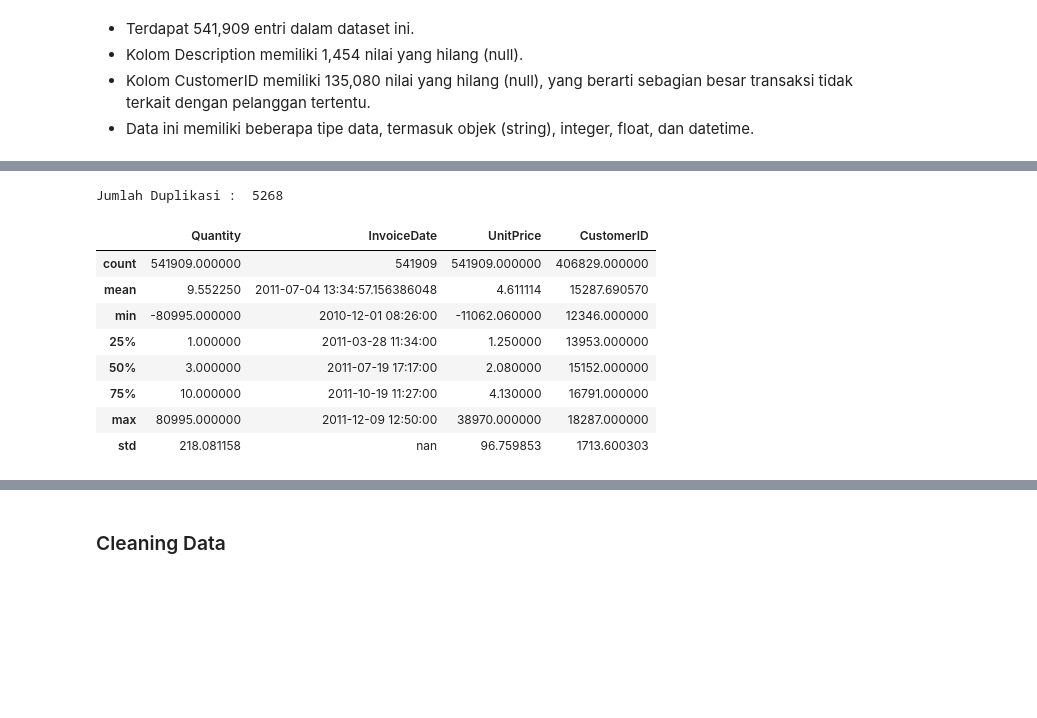
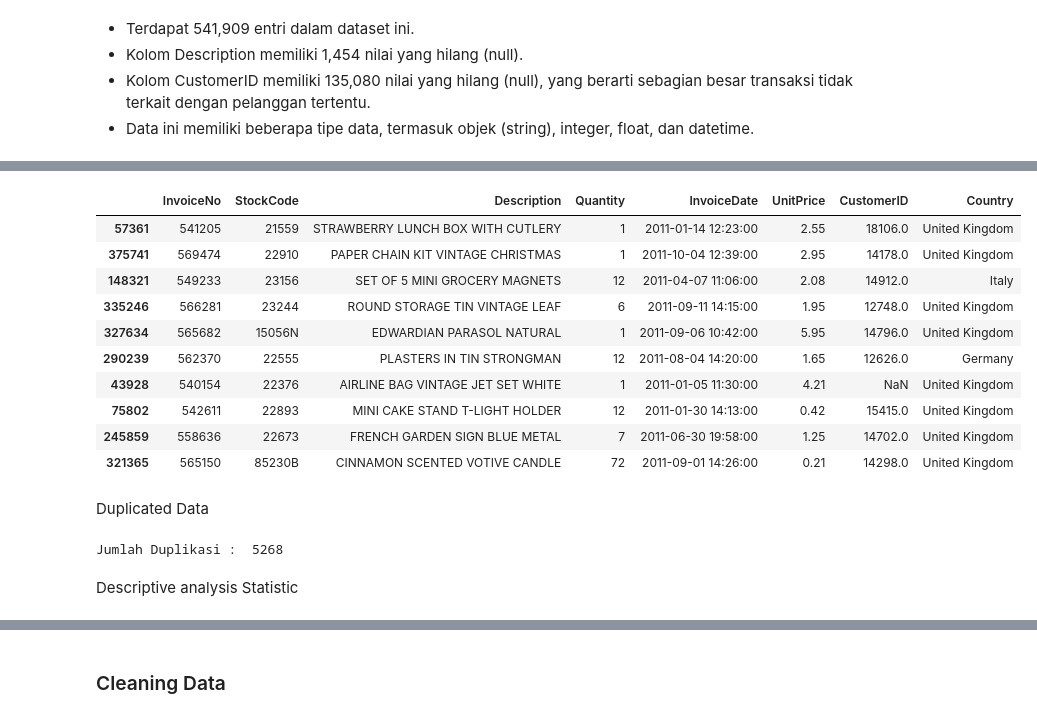
Before and after one commit to Mudhya19/Prediction-Consumers-in-Fashion-Retail, a Jupyter notebook: prediction_consumers_fashion_retail.ipynb, the cells around one changed output, grey strips where cells are left out. Cells and saved outputs as stored; diff of their text form; code cells hidden in the pictures; blank space fills up the shorter version.

```diff
--- a/prediction_consumers_fashion_retail.ipynb
+++ b/prediction_consumers_fashion_retail.ipynb
@@ -117,14 +123,22 @@ dtype: int64
+# %%
+df.sample(10)
+# %% [output]
+|  | InvoiceNo | StockCode | Description | Quantity | InvoiceDate | UnitPrice | CustomerID | Country |
+| 57361 | 541205 | 21559 | STRAWBERRY LUNCH BOX WITH CUTLERY | 1 | 2011-01-14 12:23:00 | 2.55 | 18106.0 | United Kingdom |
+| 375741 | 569474 | 22910 | PAPER CHAIN KIT VINTAGE CHRISTMAS | 1 | 2011-10-04 12:39:00 | 2.95 | 14178.0 | United Kingdom |
+| 148321 | 549233 | 23156 | SET OF 5 MINI GROCERY MAGNETS | 12 | 2011-04-07 11:06:00 | 2.08 | 14912.0 | Italy |
+| 335246 | 566281 | 23244 | ROUND STORAGE TIN VINTAGE LEAF | 6 | 2011-09-11 14:15:00 | 1.95 | 12748.0 | United Kingdom |
+| 327634 | 565682 | 15056N | EDWARDIAN PARASOL NATURAL | 1 | 2011-09-06 10:42:00 | 5.95 | 14796.0 | United Kingdom |
+| 290239 | 562370 | 22555 | PLASTERS IN TIN STRONGMAN | 12 | 2011-08-04 14:20:00 | 1.65 | 12626.0 | Germany |
+| 43928 | 540154 | 22376 | AIRLINE BAG VINTAGE JET SET WHITE | 1 | 2011-01-05 11:30:00 | 4.21 | NaN | United Kingdom |
+| 75802 | 542611 | 22893 | MINI CAKE STAND T-LIGHT HOLDER | 12 | 2011-01-30 14:13:00 | 0.42 | 15415.0 | United Kingdom |
+| 245859 | 558636 | 22673 | FRENCH GARDEN SIGN BLUE METAL | 7 | 2011-06-30 19:58:00 | 1.25 | 14702.0 | United Kingdom |
+| 321365 | 565150 | 85230B | CINNAMON SCENTED VOTIVE CANDLE | 72 | 2011-09-01 14:26:00 | 0.21 | 14298.0 | United Kingdom |
+# %% [markdown]
+Duplicated Data
 # %%
 print('Jumlah Duplikasi : ', df.duplicated().sum())
-df.describe().style.background_gradient(cmap='RdPu')
 # %% [output]
 Jumlah Duplikasi :  5268
-|  | Quantity | InvoiceDate | UnitPrice | CustomerID |
-| count | 541909.000000 | 541909 | 541909.000000 | 406829.000000 |
-| mean | 9.552250 | 2011-07-04 13:34:57.156386048 | 4.611114 | 15287.690570 |
-| min | -80995.000000 | 2010-12-01 08:26:00 | -11062.060000 | 12346.000000 |
-| 25% | 1.000000 | 2011-03-28 11:34:00 | 1.250000 | 13953.000000 |
-| 50% | 3.000000 | 2011-07-19 17:17:00 | 2.080000 | 15152.000000 |
-| 75% | 10.000000 | 2011-10-19 11:27:00 | 4.130000 | 16791.000000 |
-| max | 80995.000000 | 2011-12-09 12:50:00 | 38970.000000 | 18287.000000 |
-| std | 218.081158 | nan | 96.759853 | 1713.600303 |
+# %% [markdown]
+Descriptive analysis Statistic
```
Also changed, not shown: parts of 20 cells of this notebook.
